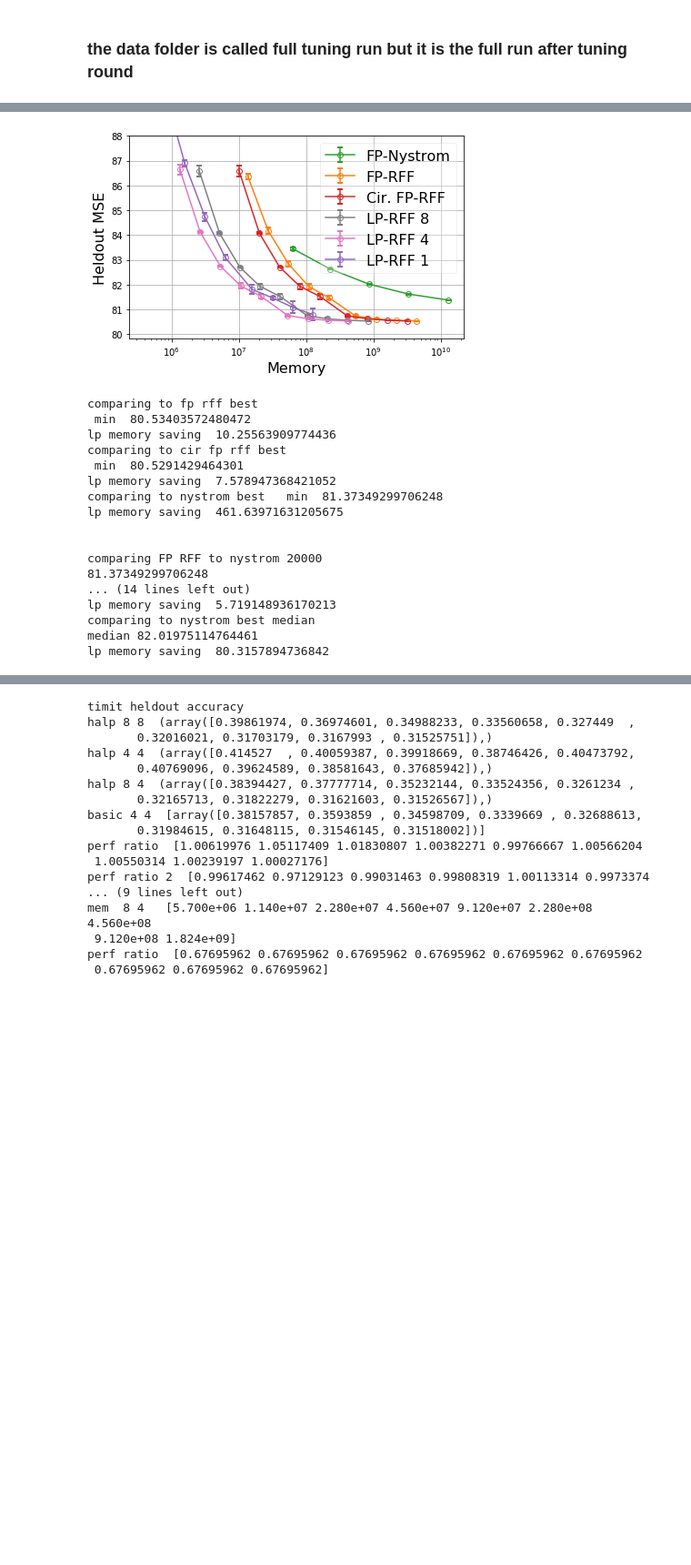
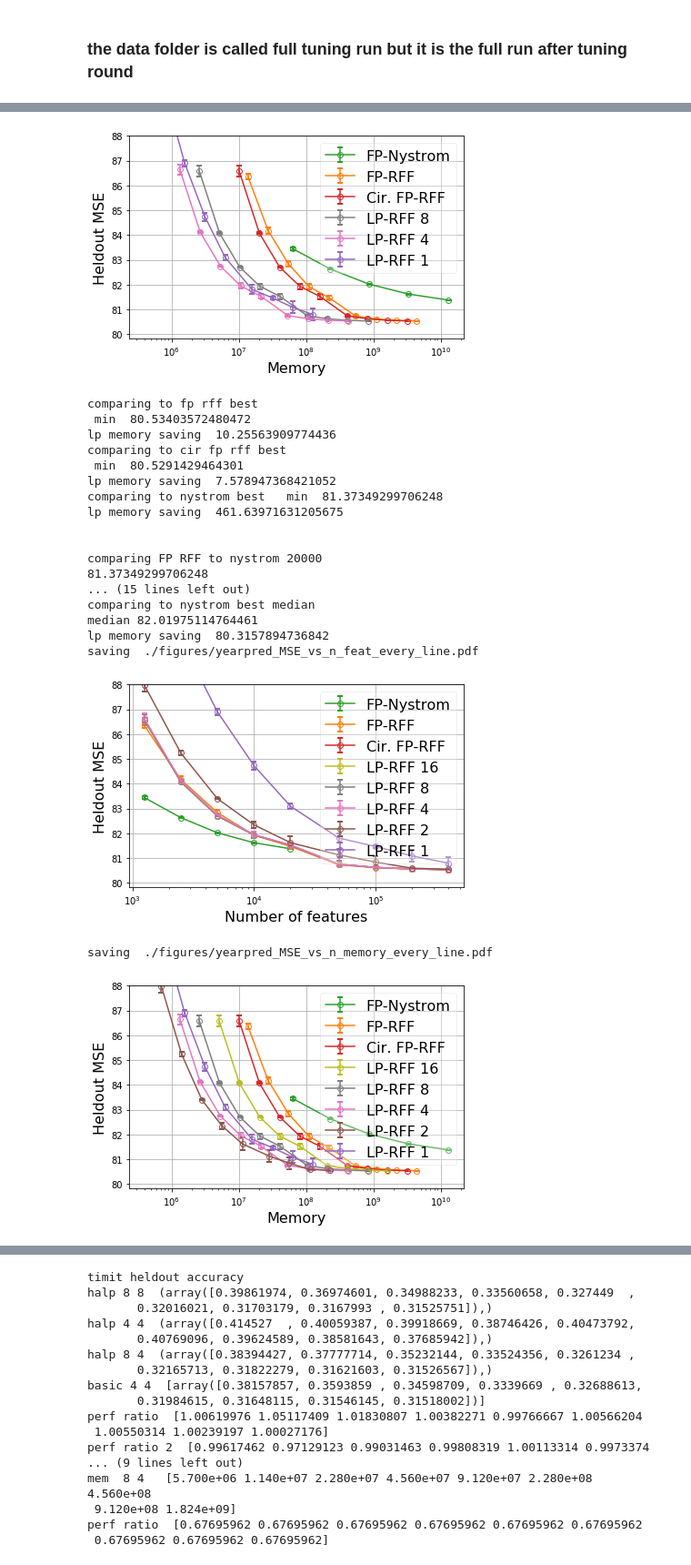
Before and after one commit to JianGoForIt/lp_rffs, a Jupyter notebook: kernel_reg/notebook/lp_rff_large_exp_full_run_memory_plot.ipynb, the cells around one changed output, grey strips where cells are left out. Shown at 91% size. Saved outputs shown, nothing was run; the diff lists cells and outputs as text; code cells hidden in the pictures; blank space fills up the shorter version.

```diff
--- a/kernel_reg/notebook/lp_rff_large_exp_full_run_memory_plot.ipynb
+++ b/kernel_reg/notebook/lp_rff_large_exp_full_run_memory_plot.ipynb
@@ -495,6 +530,10 @@ plot_full_run(rff_feat_list, nystrom_feat_list, general_folder_performance, gene
             rff_mem_func=rff_mem_func, nystrom_mem_func=nystrom_mem_func,
             cir_rff_mem_func=cir_rff_mem_func, min_metric_best=True, do_logy_plot=False, do_logx_plot=True,
             performance_name="MSE", ylim=[None, 88.0], mem_saving_thresh=mem_saving_thresh, plot_all_line=True)
+plot_full_run(rff_feat_list, nystrom_feat_list, general_folder_performance, general_folder_metric, subfolder_pattern, seeds=[1,2,3],
+            rff_mem_func=rff_mem_func, nystrom_mem_func=nystrom_mem_func,
+            cir_rff_mem_func=cir_rff_mem_func, min_metric_best=True, do_logy_plot=False, do_logx_plot=True,
+            performance_name="MSE", ylim=[None, 88.0], mem_saving_thresh=mem_saving_thresh, plot_every_line=True)
 # %% [output]
 saving  ./figures/yearpred_MSE_vs_n_feat.pdf
 [figure]
@@ -508,32 +547,35 @@ comparing to cir fp rff best
 lp memory saving  7.578947368421052
 comparing to nystrom best   min  81.37349299706248
 lp memory saving  461.63971631205675
 
 
 comparing FP RFF to nystrom 20000
 81.37349299706248
 ... (15 lines left out)
 comparing to nystrom best median
 median 82.01975114764461
 lp memory saving  80.3157894736842
 saving  ./figures/yearpred_MSE_vs_n_feat_all_line.pdf
 [figure]
 saving  ./figures/yearpred_MSE_vs_n_memory_all_line.pdf
 [figure]
 comparing to fp rff best
  min  80.53403572480472
 lp memory saving  10.25563909774436
 comparing to cir fp rff best
  min  80.5291429464301
 lp memory saving  7.578947368421052
 comparing to nystrom best   min  81.37349299706248
 lp memory saving  461.63971631205675
 
 
 comparing FP RFF to nystrom 20000
 81.37349299706248
-... (14 lines left out)
-lp memory saving  5.719148936170213
+... (15 lines left out)
 comparing to nystrom best median
 median 82.01975114764461
 lp memory saving  80.3157894736842
+saving  ./figures/yearpred_MSE_vs_n_feat_every_line.pdf
+[figure, added]
+saving  ./figures/yearpred_MSE_vs_n_memory_every_line.pdf
+[figure, added]
```
Also changed, not shown: parts of 5 cells of this notebook, 2 other files.
